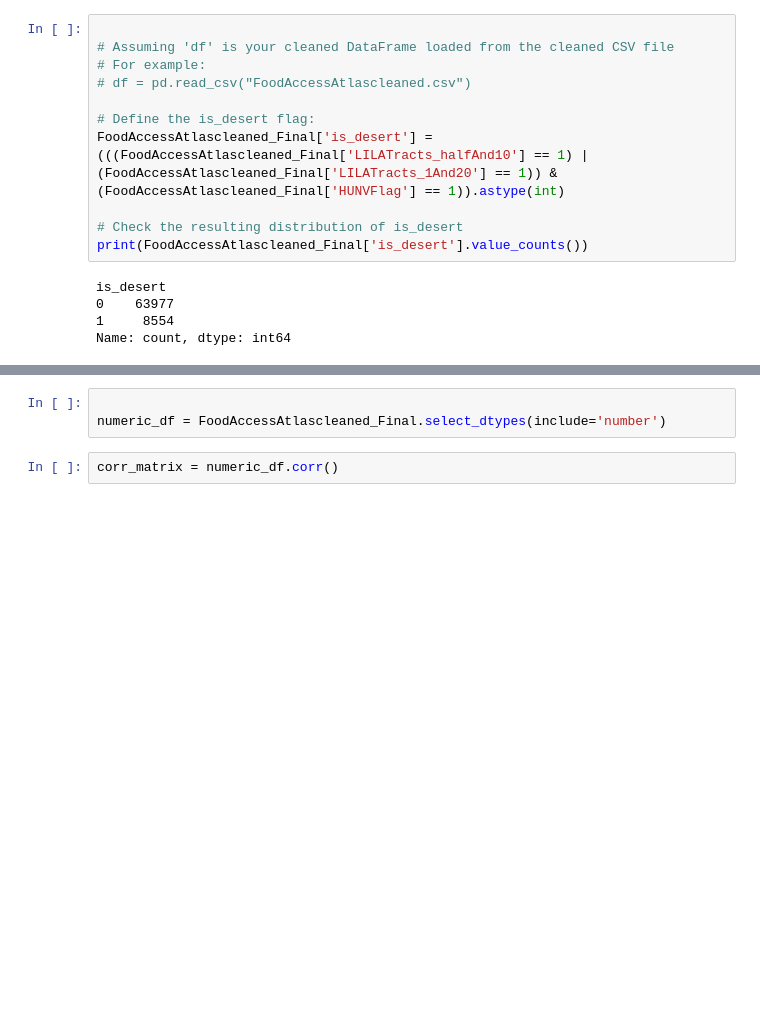
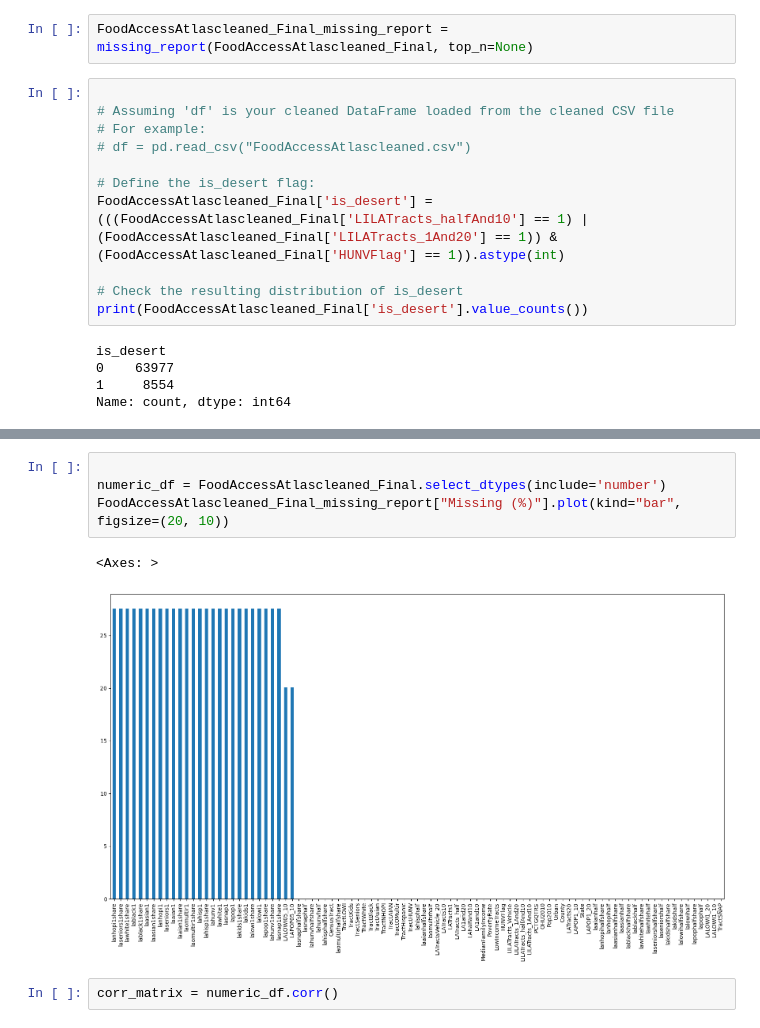
Before and after one commit to Sarfarazzzzz/DSA-Datathon-2025, a Jupyter notebook: notebooks/EDA.ipynb, the cells around one changed output, grey strips where cells are left out. Drawn from its saved outputs; the diff is of its cells as text; blank space fills up the shorter version.

Commit message:
Enhance missing value reporting and imputation functions; add KNN imputer and statistical analysis summary

```diff
--- a/notebooks/EDA.ipynb
+++ b/notebooks/EDA.ipynb
@@ -420,6 +413,8 @@ FoodAccessAtlascleaned_Final_missing_report["Missing (%)"].plot(kind="bar", figs
 FoodAccessAtlascleaned_Final.to_csv("../DATA/FoodAccessAtlascleaned.csv", index=False)
 # %%
 FoodAccessAtlascleaned_Final = pd.read_csv("../DATA/FoodAccessAtlascleaned.csv")
+# %%
+FoodAccessAtlascleaned_Final_missing_report = missing_report(FoodAccessAtlascleaned_Final, top_n=None)
 # %%
 
 # Assuming 'df' is your cleaned DataFrame loaded from the cleaned CSV file
@@ -443,6 +444,10 @@ TypeError: corr() missing 1 required positional argument: 'other'
 # %%
 
 numeric_df = FoodAccessAtlascleaned_Final.select_dtypes(include='number')
+FoodAccessAtlascleaned_Final_missing_report["Missing (%)"].plot(kind="bar", figsize=(20, 10))
+# %% [output]
+<Axes: >
+[figure, added]
 # %%
 corr_matrix = numeric_df.corr()
 # %%
```
Also changed, not shown: parts of 16 cells of this notebook, 16 other files.
